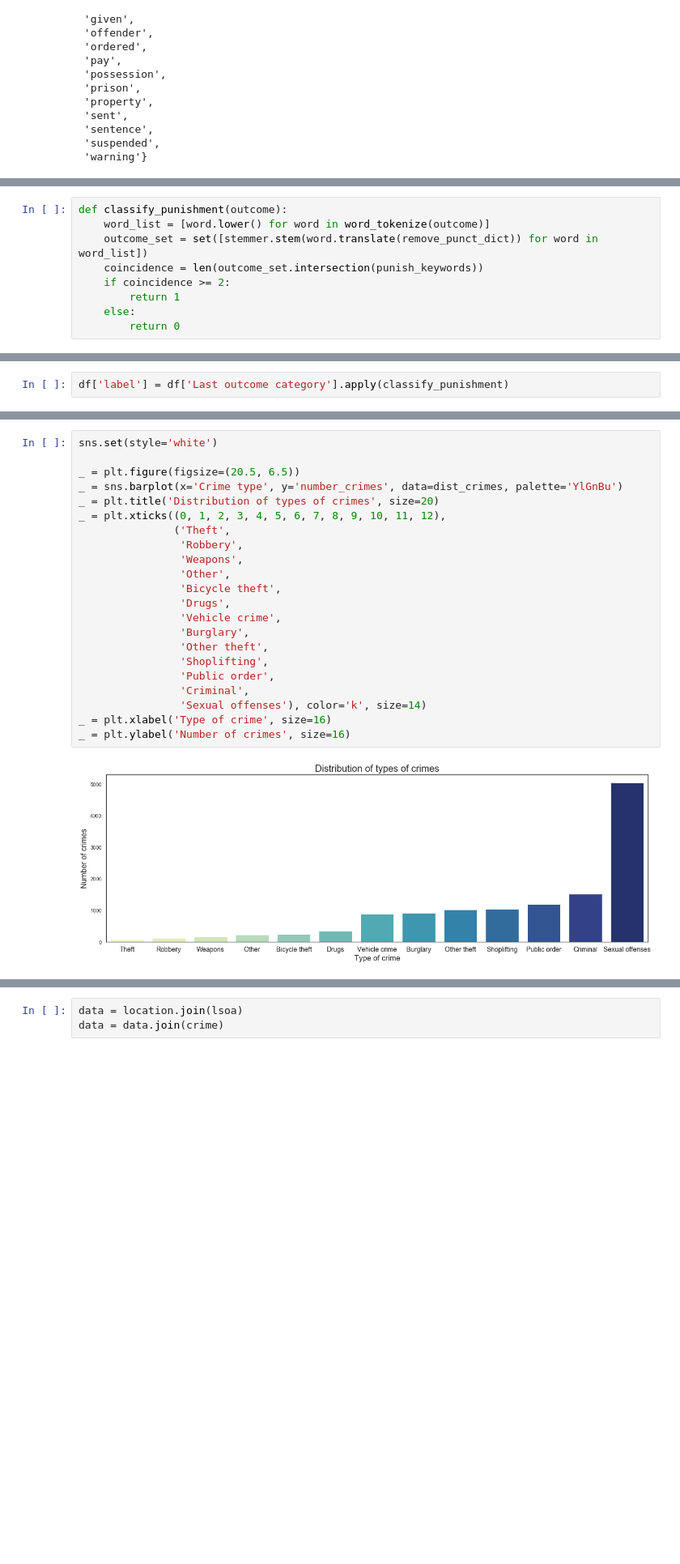
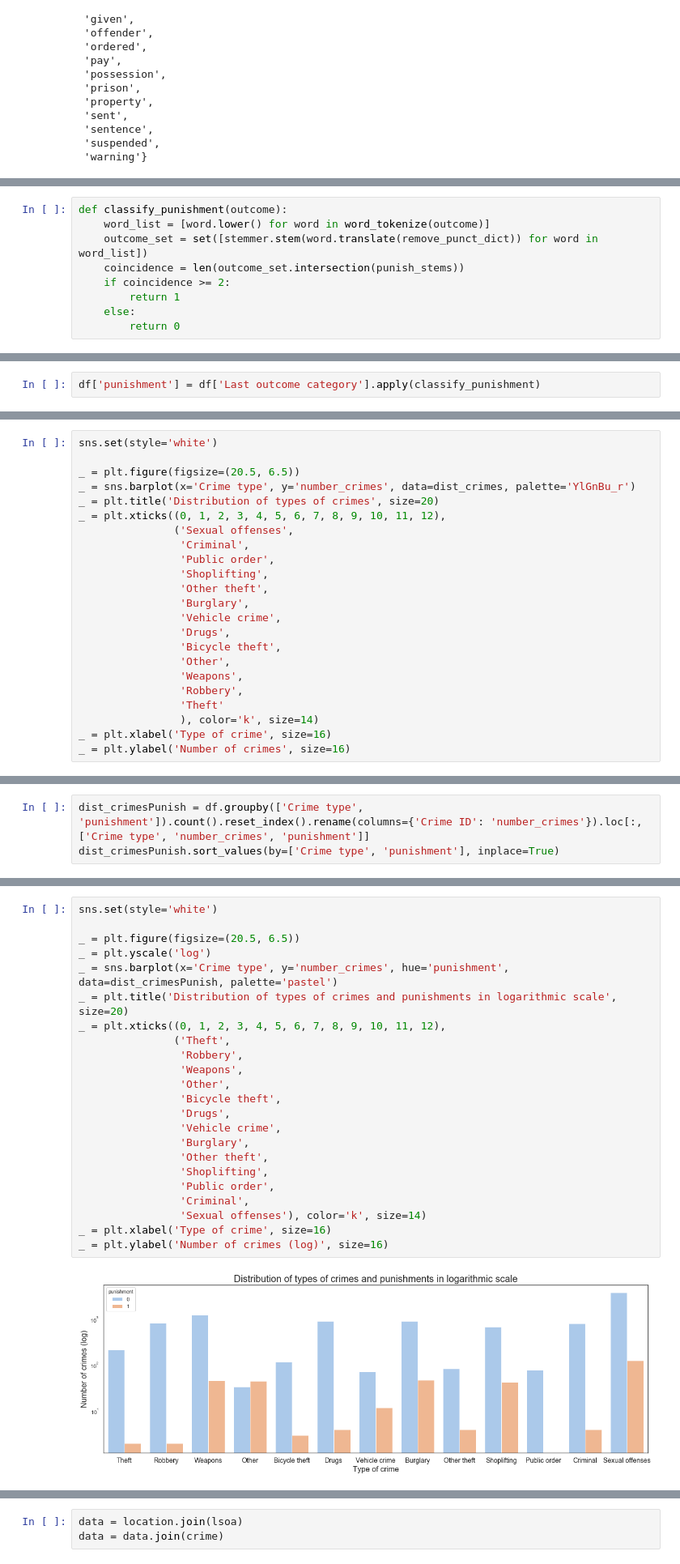
Before and after one commit to Daesparz/Conundrum_1, a Jupyter notebook: data_analysis/Exploratory_Data_Analysis_Part2.ipynb, the cells around one changed output, grey strips where cells are left out. Shown at 81% size. Cells and saved outputs as stored; diff of their text form; blank space fills up the shorter version.

```diff
--- a/data_analysis/Exploratory_Data_Analysis_Part2.ipynb
+++ b/data_analysis/Exploratory_Data_Analysis_Part2.ipynb
@@ -212,7 +295,7 @@ stemmer = nltk.stem.porter.PorterStemmer()
 def classify_punishment(outcome):
     word_list = [word.lower() for word in word_tokenize(outcome)]
     outcome_set = set([stemmer.stem(word.translate(remove_punct_dict)) for word in word_list])
-    coincidence = len(outcome_set.intersection(punish_keywords))
+    coincidence = len(outcome_set.intersection(punish_stems))
     if coincidence >= 2:
         return 1
     else:
@@ -220,5 +305,5 @@ def classify_punishment(outcome):
 # %%
-df['label'] = df['Last outcome category'].apply(classify_punishment)
+df['punishment'] = df['Last outcome category'].apply(classify_punishment)
 # %%
 df.head()
 # %% [output]
@@ -279,0 +394,23 @@ dist_crimes
+# %%
+sns.set(style='white')
+
+_ = plt.figure(figsize=(20.5, 6.5))
+_ = sns.barplot(x='Crime type', y='number_crimes', data=dist_crimes, palette='YlGnBu_r')
+_ = plt.title('Distribution of types of crimes', size=20)
+_ = plt.xticks((0, 1, 2, 3, 4, 5, 6, 7, 8, 9, 10, 11, 12),
+               ('Sexual offenses',
+                'Criminal',
+                'Public order',
+                'Shoplifting',
+                'Other theft',
+                'Burglary',
+                'Vehicle crime',
+                'Drugs',
+                'Bicycle theft',
+                'Other',
+                'Weapons',
+                'Robbery',
+                'Theft'
+                ), color='k', size=14)
+_ = plt.xlabel('Type of crime', size=16)
+_ = plt.ylabel('Number of crimes', size=16)
@@ -279,0 +452,3 @@ dist_crimes
+# %%
+dist_crimesPunish = df.groupby(['Crime type', 'punishment']).count().reset_index().rename(columns={'Crime ID': 'number_crimes'}).loc[:, ['Crime type', 'number_crimes', 'punishment']]
+dist_crimesPunish.sort_values(by=['Crime type', 'punishment'], inplace=True)
@@ -280,24 +475,25 @@ dist_crimes
 # %%
 sns.set(style='white')
 
 _ = plt.figure(figsize=(20.5, 6.5))
-_ = sns.barplot(x='Crime type', y='number_crimes', data=dist_crimes, palette='YlGnBu')
-_ = plt.title('Distribution of types of crimes', size=20)
+_ = plt.yscale('log')
+_ = sns.barplot(x='Crime type', y='number_crimes', hue='punishment', data=dist_crimesPunish, palette='pastel')
+_ = plt.title('Distribution of types of crimes and punishments in logarithmic scale', size=20)
 _ = plt.xticks((0, 1, 2, 3, 4, 5, 6, 7, 8, 9, 10, 11, 12),
                ('Theft',
                 'Robbery',
                 'Weapons',
                 'Other',
                 'Bicycle theft',
                 'Drugs',
                 'Vehicle crime',
                 'Burglary',
                 'Other theft',
                 'Shoplifting',
                 'Public order',
                 'Criminal',
                 'Sexual offenses'), color='k', size=14)
 _ = plt.xlabel('Type of crime', size=16)
-_ = plt.ylabel('Number of crimes', size=16)
+_ = plt.ylabel('Number of crimes (log)', size=16)
 # %% [output]
-[figure, old version]
+[figure, new version]
```
Also changed, not shown: parts of 68 cells of this notebook.
